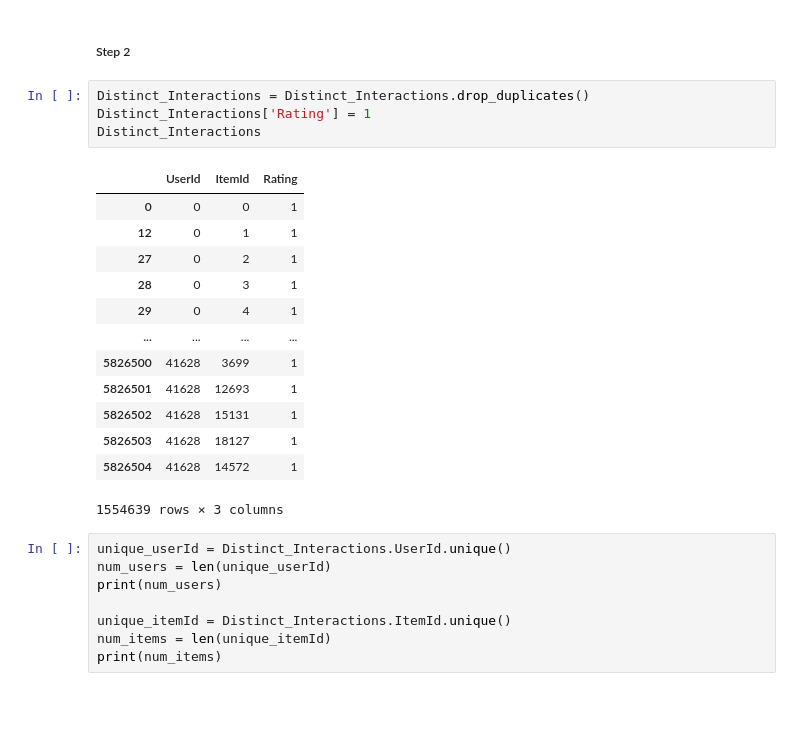
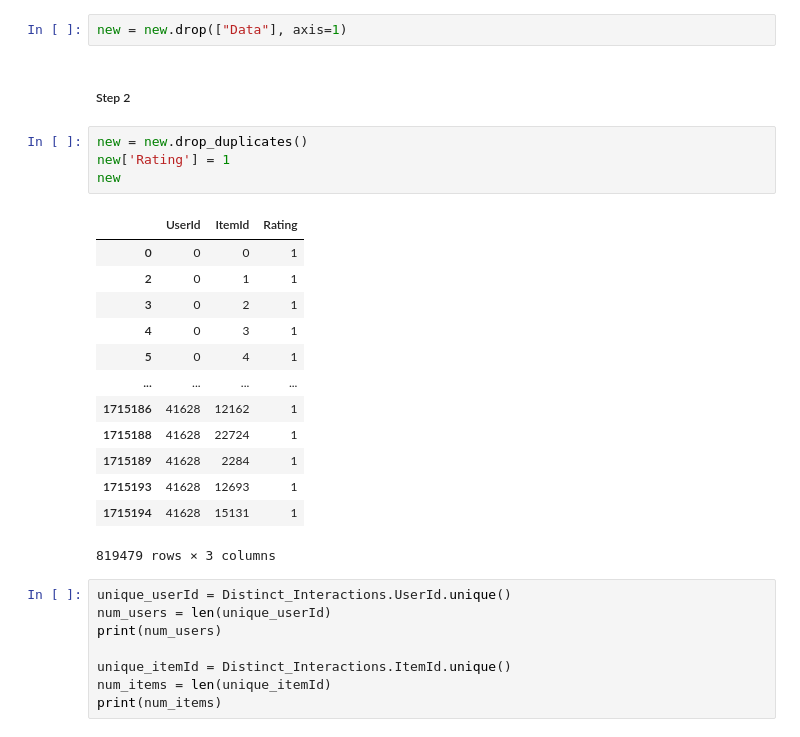
Before and after one commit to Benedart/RecSys-2022-Challenge-Polimi, a Jupyter notebook: challenge_notebooks/First Try at SLIM.ipynb, the cells around one changed output. Drawn from its saved outputs; the diff is of its cells as text; blank space fills up the shorter version.

```diff
--- a/challenge_notebooks/First Try at SLIM.ipynb
+++ b/challenge_notebooks/First Try at SLIM.ipynb
@@ -79,23 +157,25 @@ Distinct_Interactions = Distinct_Interactions.drop(["ImpressionList", "Data"], a
+# %%
+new = new.drop(["Data"], axis=1)
 # %% [markdown]
 ##### Step 2
-# %%
-Distinct_Interactions = Distinct_Interactions.drop_duplicates()
-Distinct_Interactions['Rating'] = 1
-Distinct_Interactions
-# %% [output]
-|  | UserId | ItemId | Rating |
-| 0 | 0 | 0 | 1 |
-| 12 | 0 | 1 | 1 |
-| 27 | 0 | 2 | 1 |
-| 28 | 0 | 3 | 1 |
-| 29 | 0 | 4 | 1 |
-| ... | ... | ... | ... |
-| 5826500 | 41628 | 3699 | 1 |
-| 5826501 | 41628 | 12693 | 1 |
-| 5826502 | 41628 | 15131 | 1 |
-| 5826503 | 41628 | 18127 | 1 |
-| 5826504 | 41628 | 14572 | 1 |
-1554639 rows × 3 columns
+# %%
+new = new.drop_duplicates()
+new['Rating'] = 1
+new
+# %% [output]
+|  | UserId | ItemId | Rating |
+| 0 | 0 | 0 | 1 |
+| 2 | 0 | 1 | 1 |
+| 3 | 0 | 2 | 1 |
+| 4 | 0 | 3 | 1 |
+| 5 | 0 | 4 | 1 |
+| ... | ... | ... | ... |
+| 1715186 | 41628 | 12162 | 1 |
+| 1715188 | 41628 | 22724 | 1 |
+| 1715189 | 41628 | 2284 | 1 |
+| 1715193 | 41628 | 12693 | 1 |
+| 1715194 | 41628 | 15131 | 1 |
+819479 rows × 3 columns
 # %%
 unique_userId = Distinct_Interactions.UserId.unique()
 num_users = len(unique_userId)
```
Also changed, not shown: parts of 23 cells of this notebook, 2 other files.
